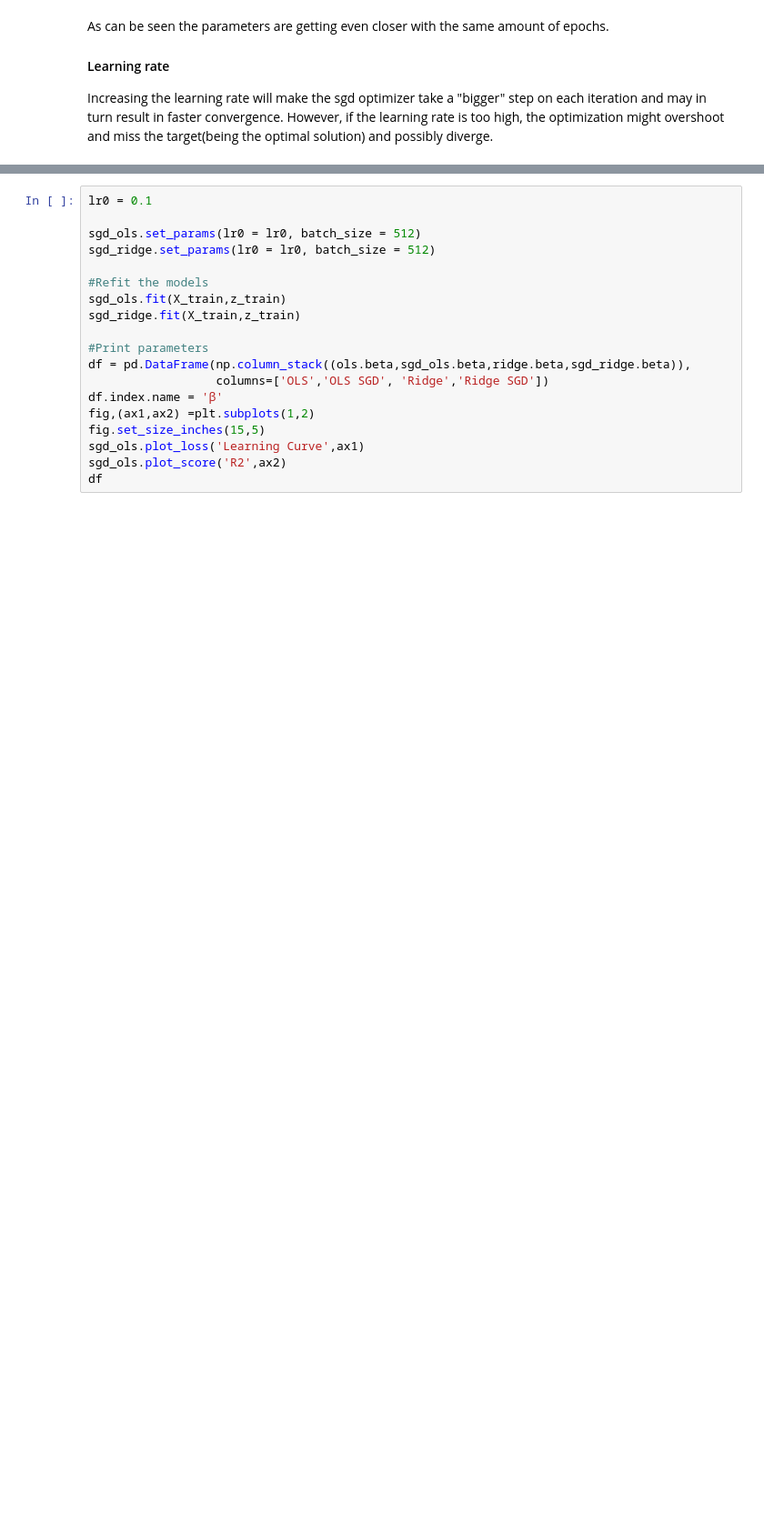
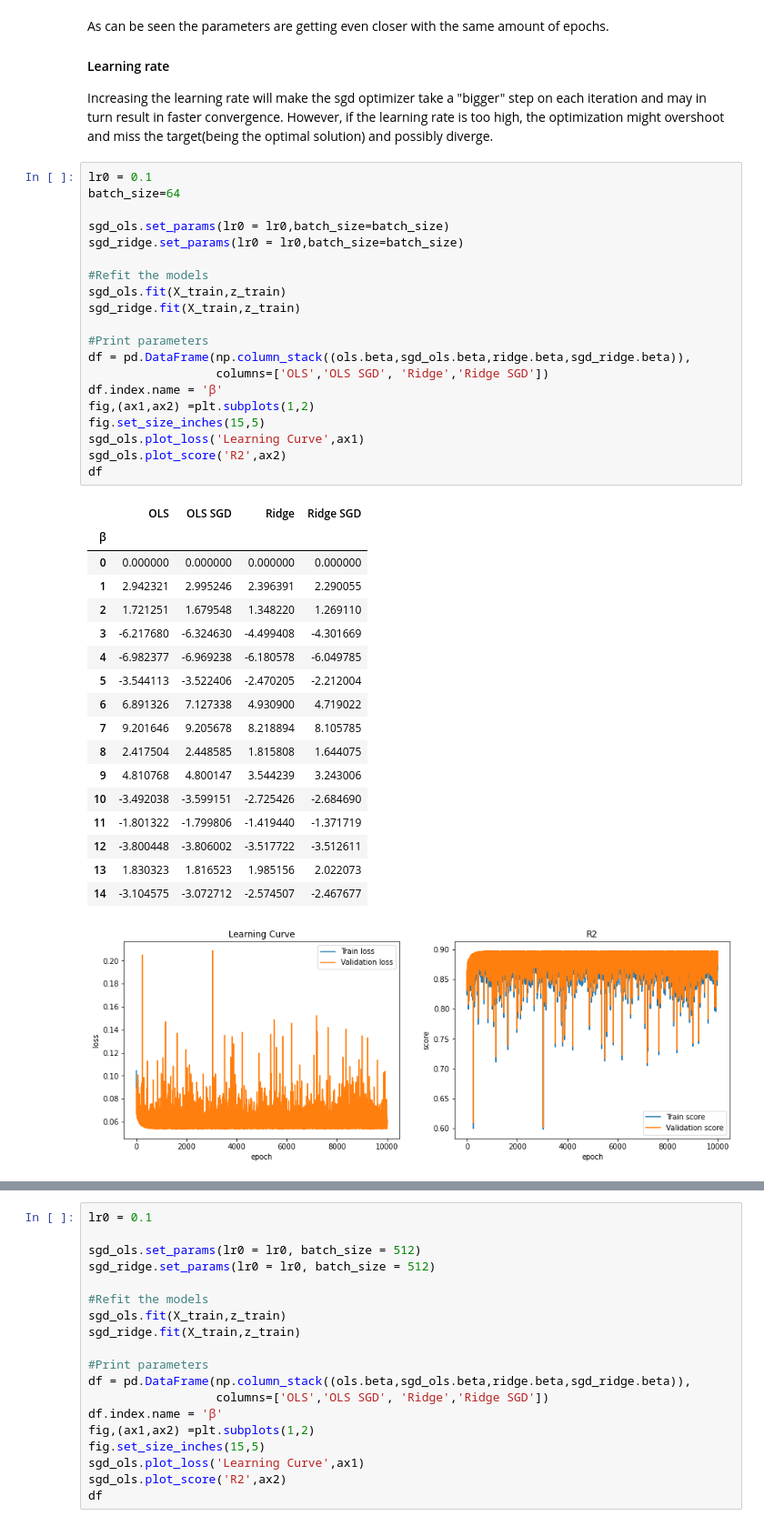
Before and after one commit to oliverif/FYS-STK4155-project2, a Jupyter notebook: notebooks/Reports/Part a.ipynb, the cells around one changed output, grey strips where cells are left out. Shown at 91% size. Saved outputs shown, nothing was run; the diff lists cells and outputs as text; blank space fills up the shorter version.

```diff
--- a/notebooks/Reports/Part a.ipynb
+++ b/notebooks/Reports/Part a.ipynb
@@ -345,3 +367,42 @@ As can be seen the parameters are getting even closer with the same amount of ep
 
 #### Learning rate
 Increasing the learning rate will make the sgd optimizer take a "bigger" step on each iteration and may in turn result in faster convergence. However, if the learning rate is too high, the optimization might overshoot and miss the target(being the optimal solution) and possibly diverge.
+# %%
+lr0 = 0.1
+batch_size=64
+
+sgd_ols.set_params(lr0 = lr0,batch_size=batch_size)
+sgd_ridge.set_params(lr0 = lr0,batch_size=batch_size)
+
+#Refit the models
+sgd_ols.fit(X_train,z_train)
+sgd_ridge.fit(X_train,z_train)
+
+#Print parameters
+df = pd.DataFrame(np.column_stack((ols.beta,sgd_ols.beta,ridge.beta,sgd_ridge.beta)),
+                  columns=['OLS','OLS SGD', 'Ridge','Ridge SGD'])
+df.index.name = 'β'
+fig,(ax1,ax2) =plt.subplots(1,2)
+fig.set_size_inches(15,5)
+sgd_ols.plot_loss('Learning Curve',ax1)
+sgd_ols.plot_score('R2',ax2)
+df
+# %% [output]
+|  | OLS | OLS SGD | Ridge | Ridge SGD |
+| β |  |  |  |  |
+| 0 | 0.000000 | 0.000000 | 0.000000 | 0.000000 |
+| 1 | 2.942321 | 2.995246 | 2.396391 | 2.290055 |
+| 2 | 1.721251 | 1.679548 | 1.348220 | 1.269110 |
+| 3 | -6.217680 | -6.324630 | -4.499408 | -4.301669 |
+| 4 | -6.982377 | -6.969238 | -6.180578 | -6.049785 |
+| 5 | -3.544113 | -3.522406 | -2.470205 | -2.212004 |
+| 6 | 6.891326 | 7.127338 | 4.930900 | 4.719022 |
+| 7 | 9.201646 | 9.205678 | 8.218894 | 8.105785 |
+| 8 | 2.417504 | 2.448585 | 1.815808 | 1.644075 |
+| 9 | 4.810768 | 4.800147 | 3.544239 | 3.243006 |
+| 10 | -3.492038 | -3.599151 | -2.725426 | -2.684690 |
+| 11 | -1.801322 | -1.799806 | -1.419440 | -1.371719 |
+| 12 | -3.800448 | -3.806002 | -3.517722 | -3.512611 |
+| 13 | 1.830323 | 1.816523 | 1.985156 | 2.022073 |
+| 14 | -3.104575 | -3.072712 | -2.574507 | -2.467677 |
+[figure, added]
```
Also changed, not shown: parts of 30 cells of this notebook, 2 other files.
